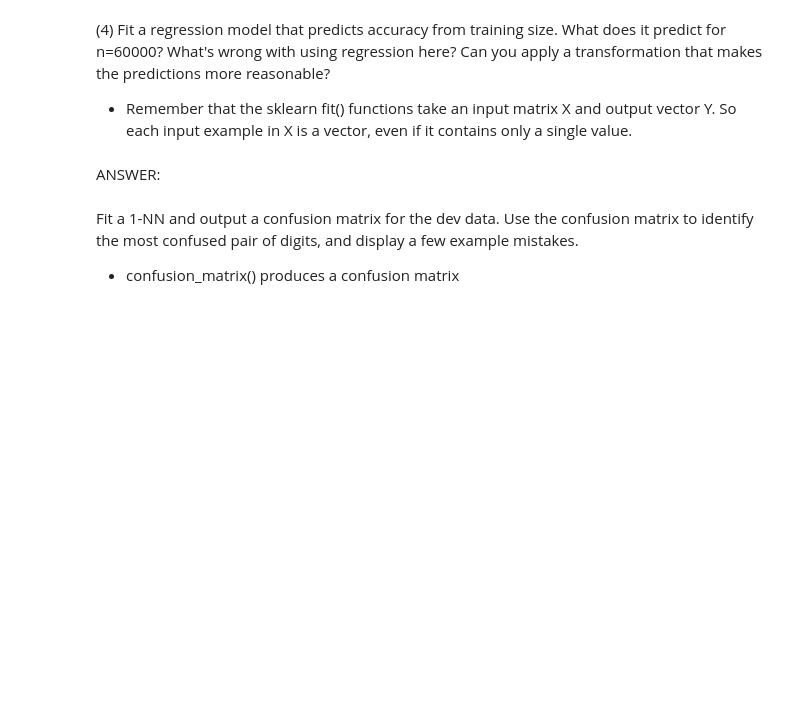
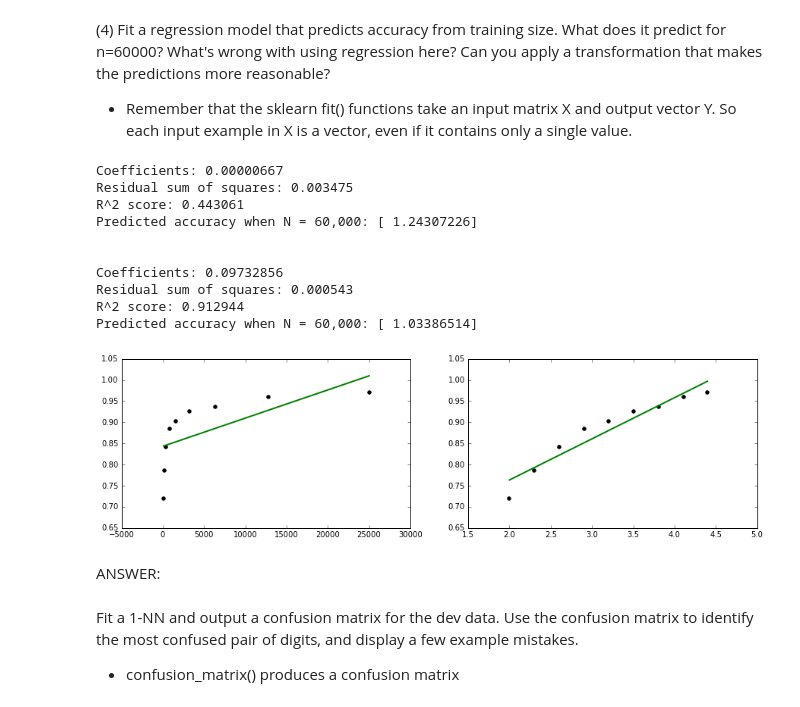
Before and after one commit to gregce/MIDS, a Jupyter notebook: DATASCI_W207/Assignments/greg_ceccarelli_p1.ipynb, the cells around one changed output. Cells and saved outputs as stored; diff of their text form; code cells hidden in the pictures; blank space fills up the shorter version.

```diff
--- a/DATASCI_W207/Assignments/greg_ceccarelli_p1.ipynb
+++ b/DATASCI_W207/Assignments/greg_ceccarelli_p1.ipynb
@@ -211,3 +214,67 @@ Time (s): 1.39, Neighbors: 1, Accuracy: 0.9, Num Correct: 902
+# %%
+def P4():
+
+    ### STUDENT START ###
+    train = np.array(train_sizes)
+    #create training data
+    x_size = train.reshape(-1,1)
+    #create test array
+    n = np.array([60000]).reshape(-1,1)
+
+    #pull out accuracies from list from p above
+    extracted_accuracies = [accuracies[x][2] for x in range(0,len(accuracies))]
+
+    #create target variable
+    y_accuracies = np.array(extracted_accuracies)
+
+    # Create linear regression object
+    regr = LinearRegression()
+
+    # Train the model using the training sets
+    regr.fit(x_size, y_accuracies)
+
+    def output(x, y, n=0):
+        #create a regression object
+        model = LinearRegression()
+        #train the model
+        model.fit(x,y)
+        # Output coefficients
+        print 'Coefficients: %.8f' % model.coef_
+        # The mean square error
+        print "Residual sum of squares: %.6f" % np.mean((model.predict(x) - y) ** 2)
+        # Explained variance score: 1 is a perfect prediction
+        print 'R^2 score: %.6f' % model.score(x, y)
+        print 'Predicted accuracy when N = 60,000:', model.predict(n)
+        print '\n'
+        plt.scatter(x, y,  color='black')
+        plt.plot(x, model.predict(x), color = 'green', linewidth=2)
+
+    #set up plots for first call
+    plt.figure(figsize=(15, 4))
+    plt.subplot(1, 2, 1)
+
+    #normal input data
+    output(x_size, y_accuracies, n)
+
+    #set up plots for second call
+    plt.subplot(1, 2, 2)
+    #log transform x_size to handle non-linearities
+    output(np.log10(x_size), y_accuracies, np.log10(n))
+
+### STUDENT END ###
+P4()
+# %% [output]
+Coefficients: 0.00000667
+Residual sum of squares: 0.003475
+R^2 score: 0.443061
+Predicted accuracy when N = 60,000: [ 1.24307226]
+
+
+Coefficients: 0.09732856
+Residual sum of squares: 0.000543
+R^2 score: 0.912944
+Predicted accuracy when N = 60,000: [ 1.03386514]
+[figure, added]
 # %% [markdown]
 ANSWER:
 # %% [markdown]
```
Also changed, not shown: parts of 6 cells of this notebook, 2 other files.
